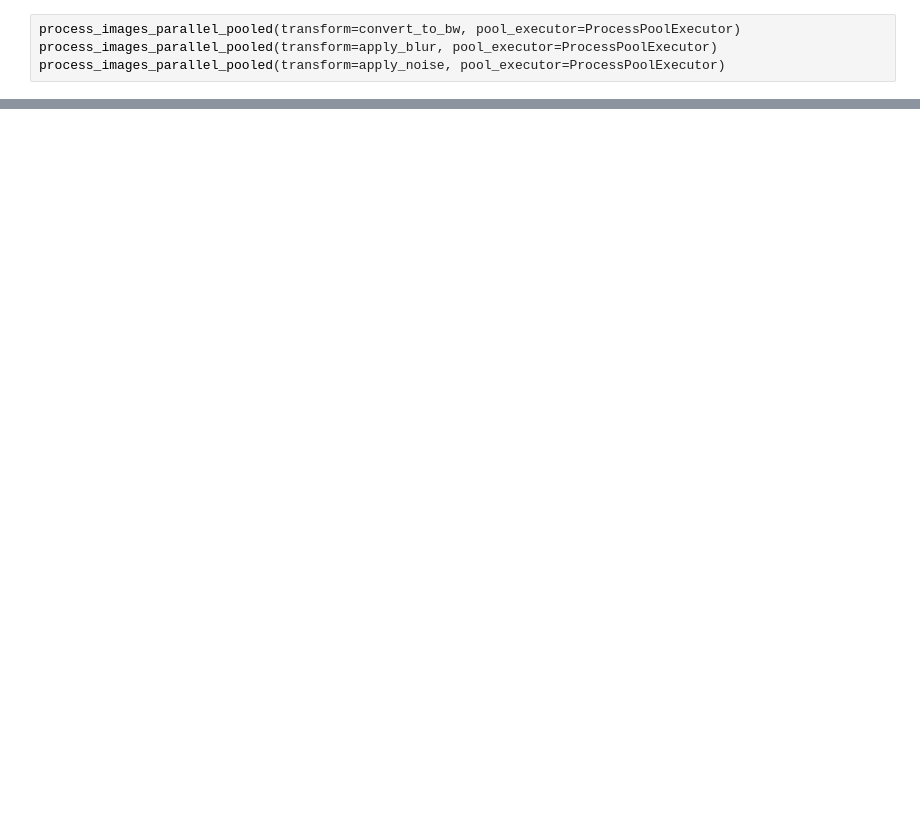
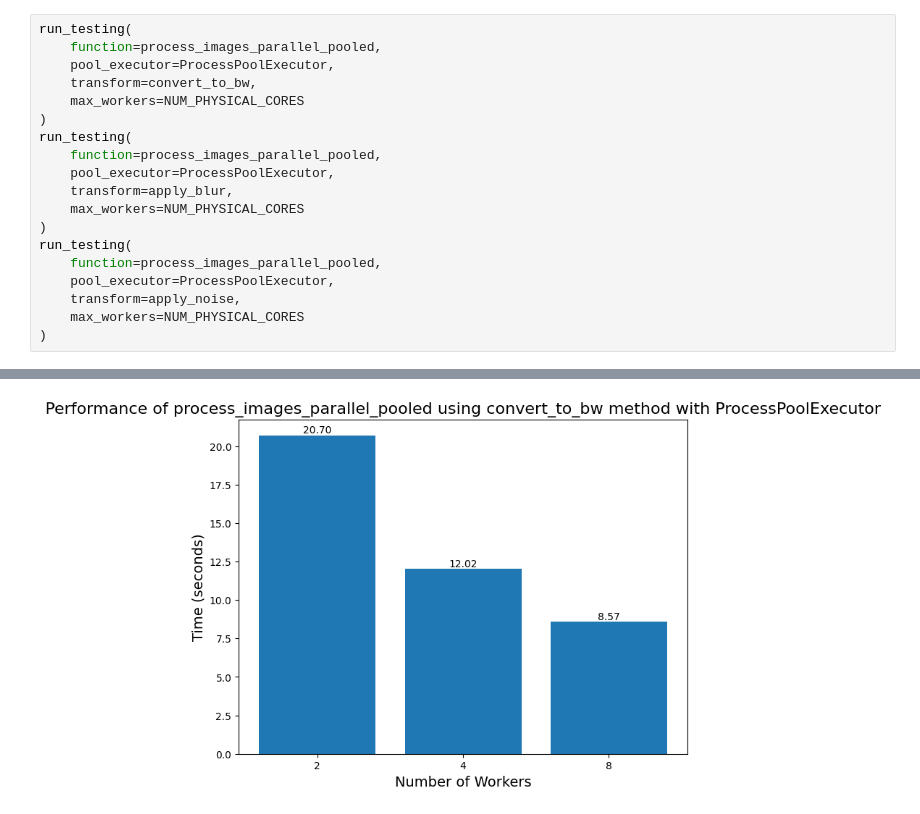
Before and after one commit to robertmackevic/parallel-image-processing, a Jupyter notebook: testing.ipynb, the cells around one changed output, grey strips where cells are left out. Saved outputs shown, nothing was run; the diff lists cells and outputs as text; blank space fills up the shorter version.

```diff
--- a/testing.ipynb
+++ b/testing.ipynb
@@ -46,4 +100,20 @@ process_images_parallel_pooled(transform=apply_noise, pool_executor=ThreadPoolEx
 # %%
-process_images_parallel_pooled(transform=convert_to_bw, pool_executor=ProcessPoolExecutor)
-process_images_parallel_pooled(transform=apply_blur, pool_executor=ProcessPoolExecutor)
-process_images_parallel_pooled(transform=apply_noise, pool_executor=ProcessPoolExecutor)
+run_testing(
+    function=process_images_parallel_pooled,
+    pool_executor=ProcessPoolExecutor,
+    transform=convert_to_bw,
+    max_workers=NUM_PHYSICAL_CORES
+)
+run_testing(
+    function=process_images_parallel_pooled,
+    pool_executor=ProcessPoolExecutor,
+    transform=apply_blur,
+    max_workers=NUM_PHYSICAL_CORES
+)
+run_testing(
+    function=process_images_parallel_pooled,
+    pool_executor=ProcessPoolExecutor,
+    transform=apply_noise,
+    max_workers=NUM_PHYSICAL_CORES
+)
+# %% [output]
@@ -49,0 +123 @@ process_images_parallel_pooled(transform=apply_noise, pool_executor=ProcessPoolE
+[figure, added]
```
Also changed, not shown: parts of 13 cells of this notebook, 2 other files.
